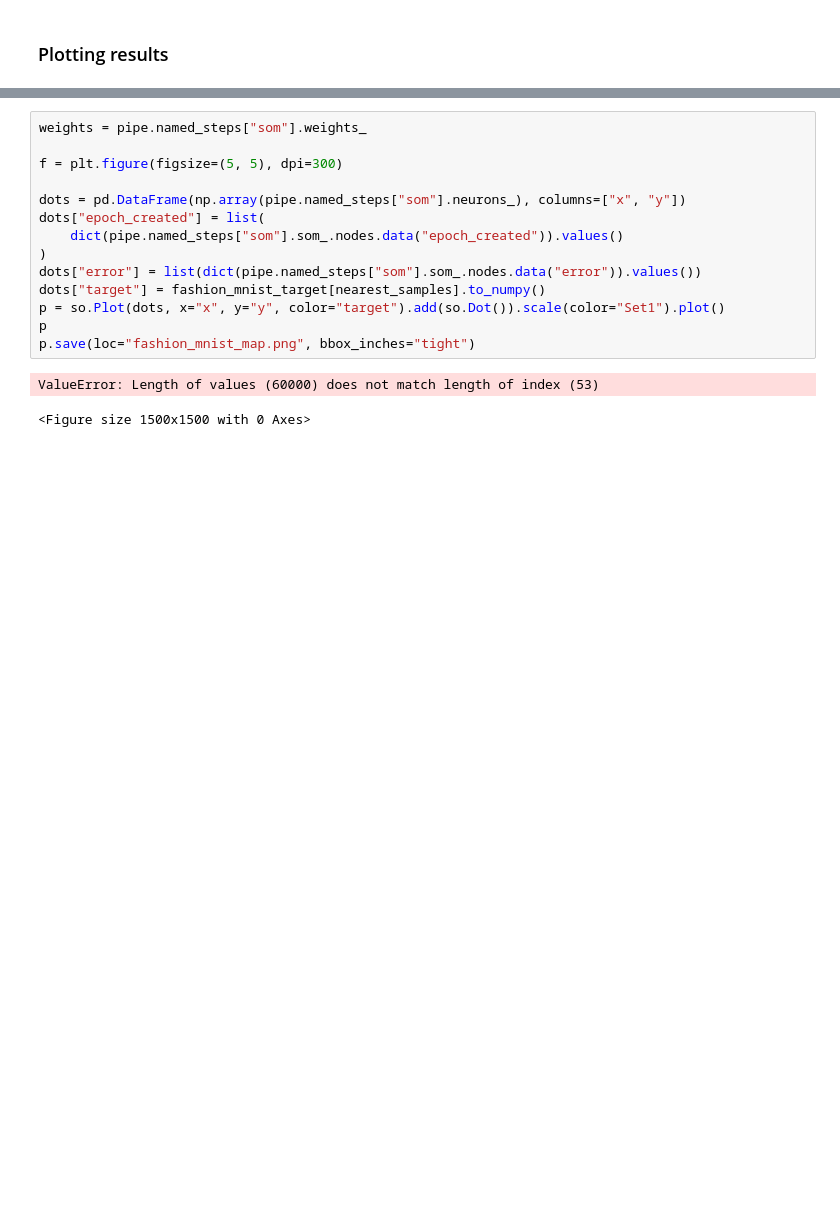
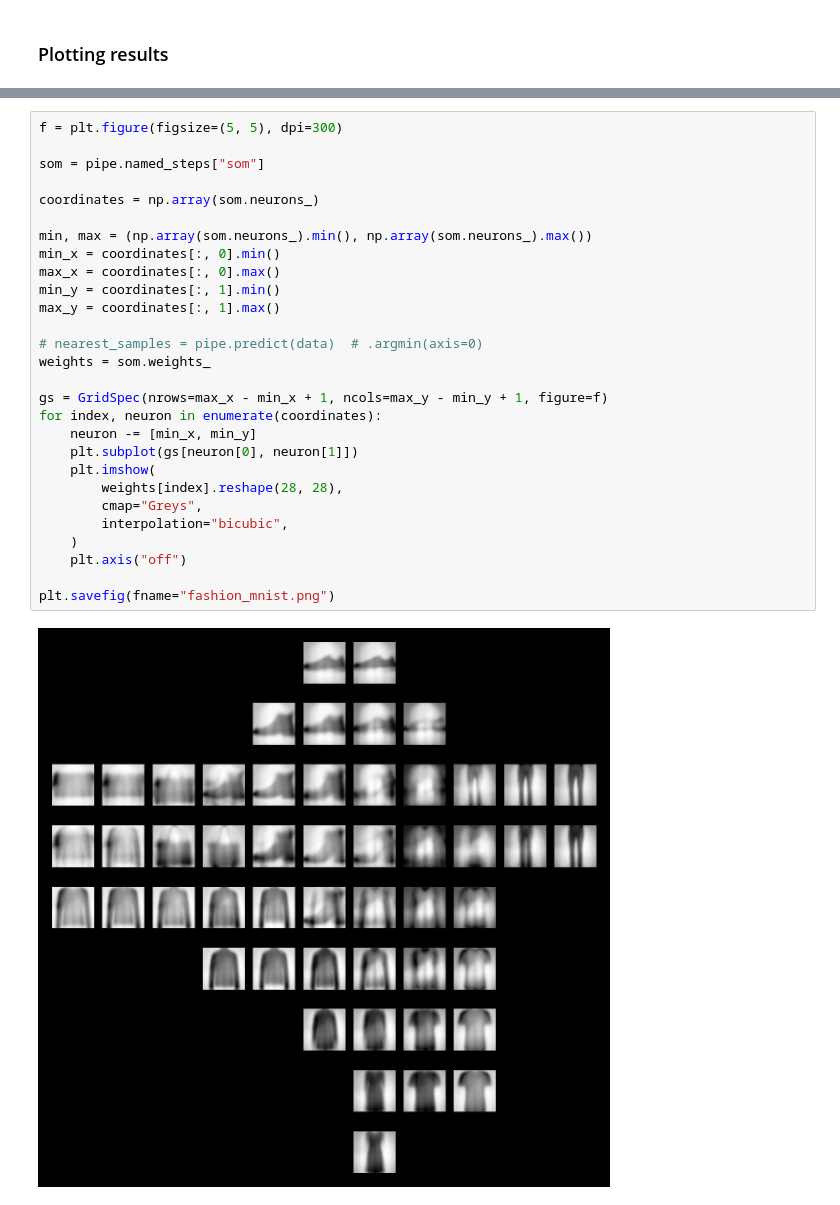
Before and after one commit to SandroMartens/DBGSOM, a Jupyter notebook: examples/example_fashion_mnist.ipynb, the cells around one changed output, grey strips where cells are left out. Cells and saved outputs as stored; diff of their text form; blank space fills up the shorter version.

Commit message:
updateded fashion mnist example

```diff
--- a/examples/example_fashion_mnist.ipynb
+++ b/examples/example_fashion_mnist.ipynb
@@ -90,20 +99,33 @@ plt.savefig(fname="fashion_mnist.png")
-# %%
-weights = pipe.named_steps["som"].weights_
-
-f = plt.figure(figsize=(5, 5), dpi=300)
-
-dots = pd.DataFrame(np.array(pipe.named_steps["som"].neurons_), columns=["x", "y"])
-dots["epoch_created"] = list(
-    dict(pipe.named_steps["som"].som_.nodes.data("epoch_created")).values()
-)
-dots["error"] = list(dict(pipe.named_steps["som"].som_.nodes.data("error")).values())
-dots["target"] = fashion_mnist_target[nearest_samples].to_numpy()
-p = so.Plot(dots, x="x", y="y", color="target").add(so.Dot()).scale(color="Set1").plot()
-p
-p.save(loc="fashion_mnist_map.png", bbox_inches="tight")
-# %% [output]
-ValueError: Length of values (60000) does not match length of index (53)
-<Figure size 1500x1500 with 0 Axes>
+# %%
+f = plt.figure(figsize=(5, 5), dpi=300)
+
+som = pipe.named_steps["som"]
+
+coordinates = np.array(som.neurons_)
+
+min, max = (np.array(som.neurons_).min(), np.array(som.neurons_).max())
+min_x = coordinates[:, 0].min()
+max_x = coordinates[:, 0].max()
+min_y = coordinates[:, 1].min()
+max_y = coordinates[:, 1].max()
+
+# nearest_samples = pipe.predict(data)  # .argmin(axis=0)
+weights = som.weights_
+
+gs = GridSpec(nrows=max_x - min_x + 1, ncols=max_y - min_y + 1, figure=f)
+for index, neuron in enumerate(coordinates):
+    neuron -= [min_x, min_y]
+    plt.subplot(gs[neuron[0], neuron[1]])
+    plt.imshow(
+        weights[index].reshape(28, 28),
+        cmap="Greys",
+        interpolation="bicubic",
+    )
+    plt.axis("off")
+
+plt.savefig(fname="fashion_mnist.png")
+# %% [output]
+[figure, added]
 # %%
 som.topographic_error_
 # %% [output]
```
Also changed, not shown: parts of 4 cells of this notebook, 5 other files.
